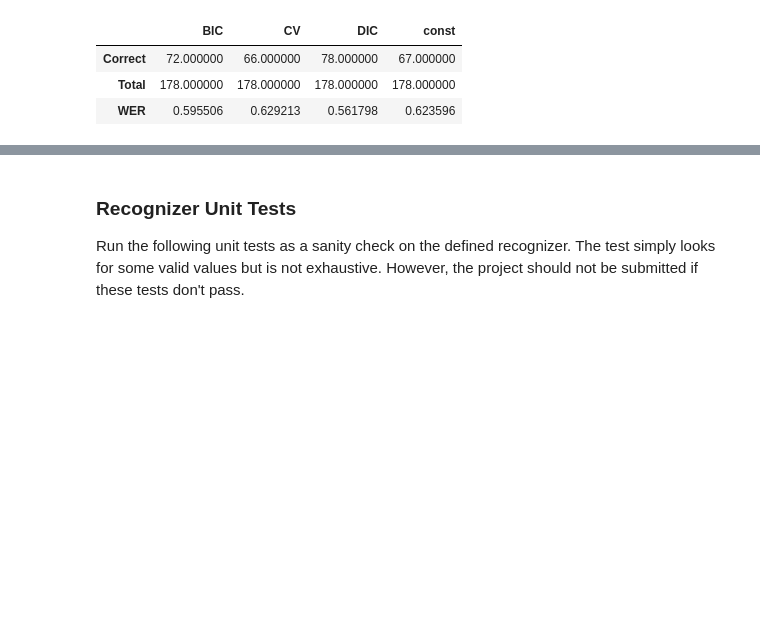
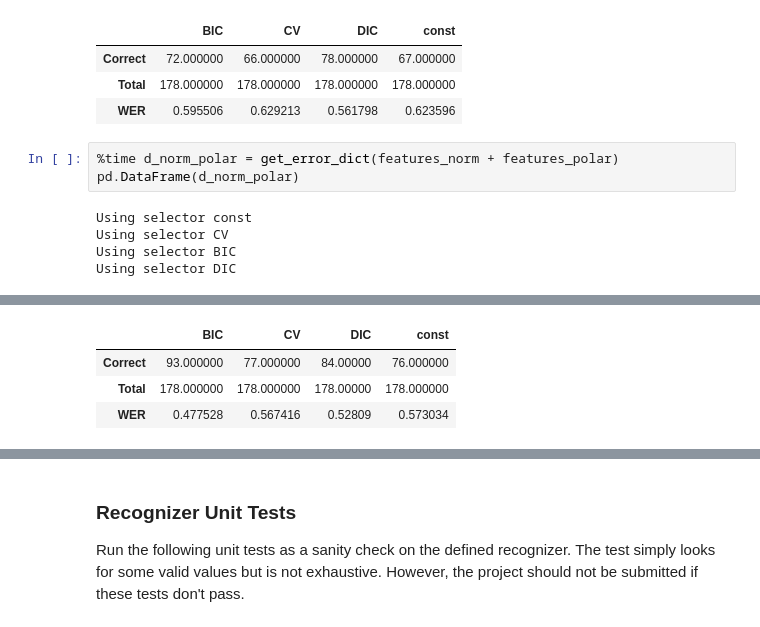
Before and after one commit to Liam-F/SignLgRecognizer, a Jupyter notebook: notebooks/asl_recognizer.ipynb, the cells around one changed output, grey strips where cells are left out. Saved outputs shown, nothing was run; the diff lists cells and outputs as text; blank space fills up the shorter version.

```diff
--- a/notebooks/asl_recognizer.ipynb
+++ b/notebooks/asl_recognizer.ipynb
@@ -740,3 +740,11 @@ Wall time: 6min 42s
 | Correct | 72.000000 | 66.000000 | 78.000000 | 67.000000 |
 | Total | 178.000000 | 178.000000 | 178.000000 | 178.000000 |
 | WER | 0.595506 | 0.629213 | 0.561798 | 0.623596 |
+# %%
+%time d_norm_polar = get_error_dict(features_norm + features_polar)
+pd.DataFrame(d_norm_polar)
+# %% [output]
+Using selector const
+Using selector CV
+Using selector BIC
+Using selector DIC
@@ -742,0 +753,4 @@ Wall time: 6min 42s
+|  | BIC | CV | DIC | const |
+| Correct | 93.000000 | 77.000000 | 84.00000 | 76.000000 |
+| Total | 178.000000 | 178.000000 | 178.00000 | 178.000000 |
+| WER | 0.477528 | 0.567416 | 0.52809 | 0.573034 |
```
Also changed, not shown: parts of 7 cells of this notebook, 1 other file.
